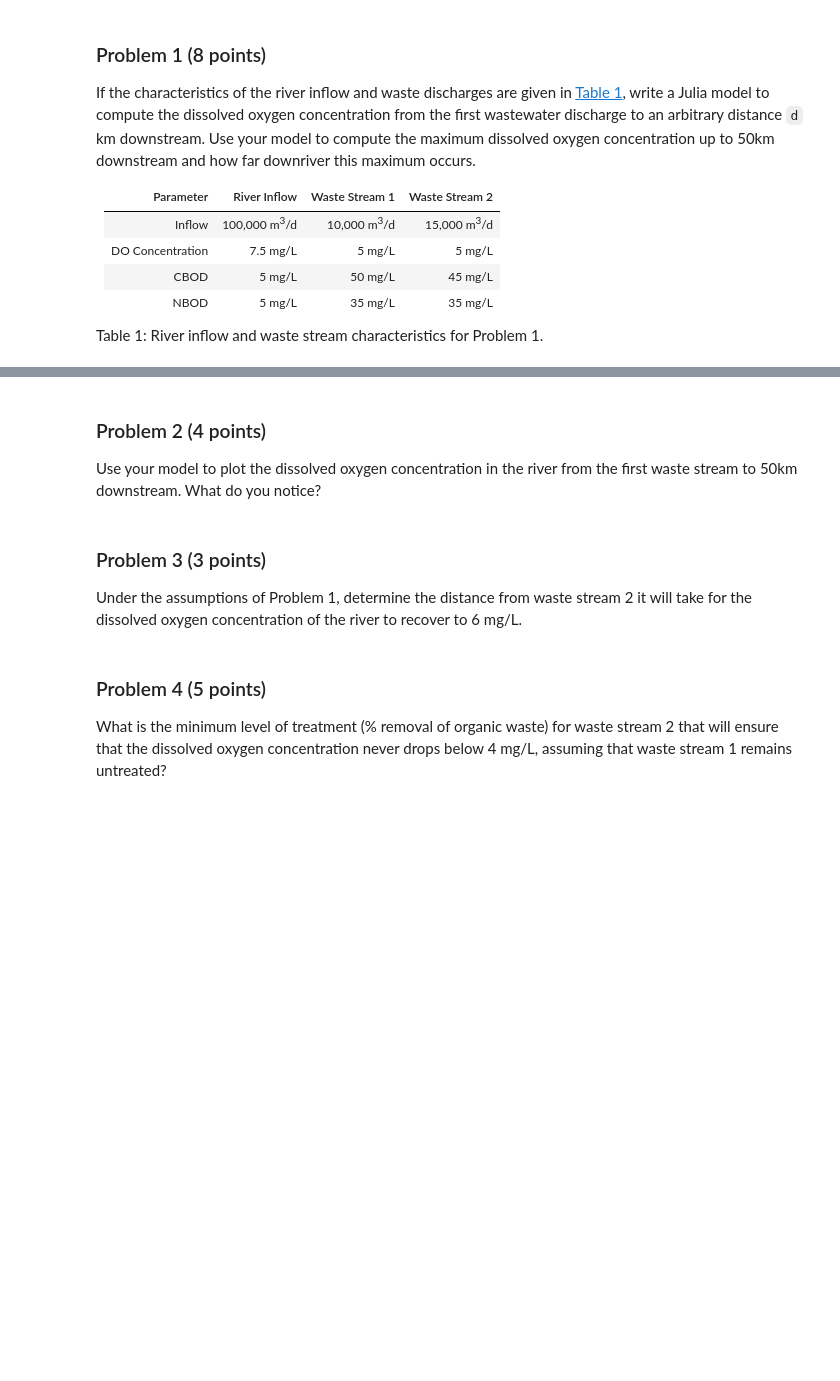
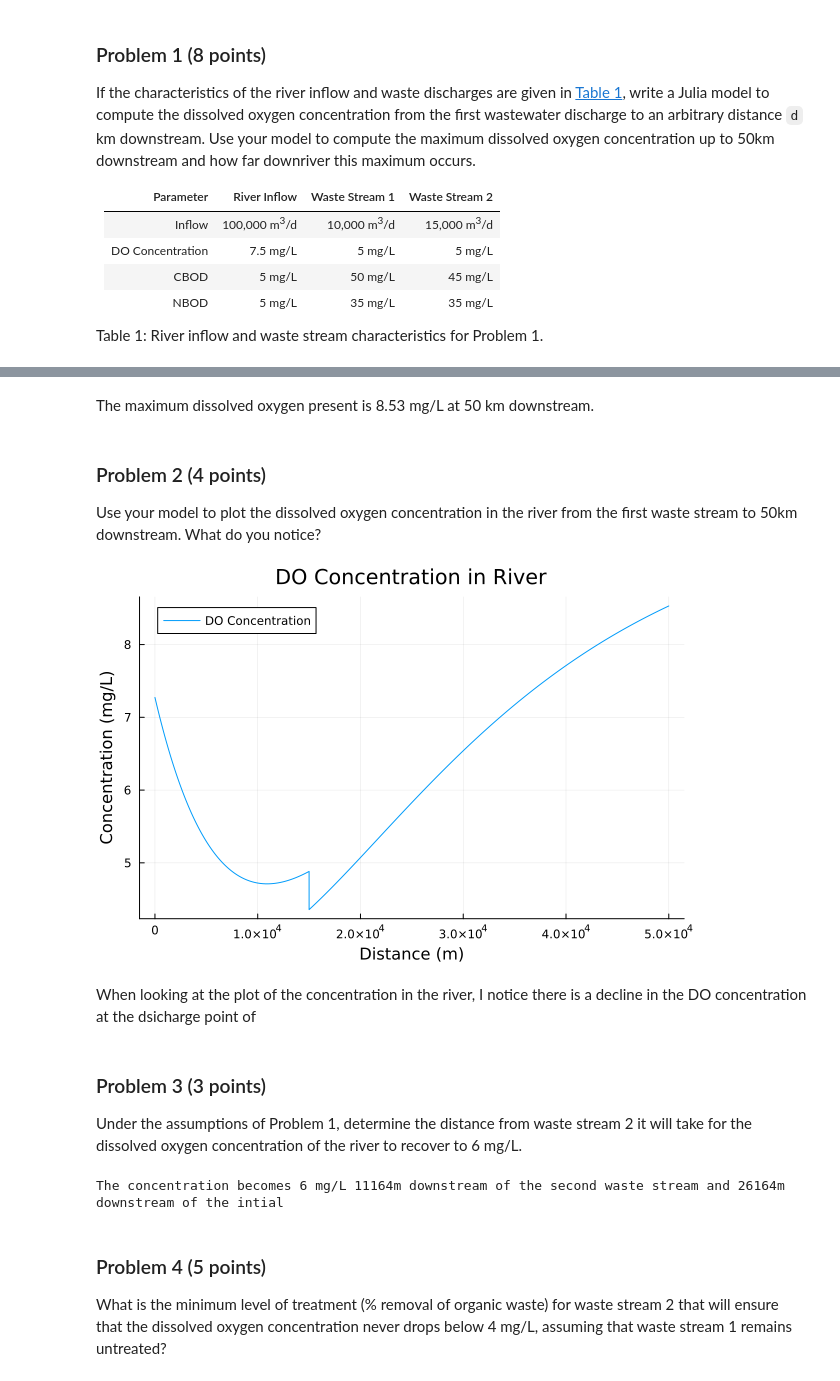
Before and after one commit to BEE4750-FA23/hw02-Erc03, a Jupyter notebook: hw02.ipynb, the cells around one changed output, grey strips where cells are left out. Cells and saved outputs as stored; diff of their text form; code cells hidden in the pictures; blank space fills up the shorter version.

```diff
--- a/hw02.ipynb
+++ b/hw02.ipynb
@@ -65,14 +154,49 @@ Table 1: River inflow and waste stream characteristics for Problem 1.
+# %% [markdown]
+The maximum dissolved oxygen present is 8.53 mg/L at 50 km downstream.
 # %% [markdown]
 ### Problem 2 (4 points)
 
 Use your model to plot the dissolved oxygen concentration in the river
 from the first waste stream to 50km downstream. What do you notice?
+# %%
+using Plots
+x = 0:1:50000
+plot(x,C_all, title="DO Concentration in River", label="DO Concentration")
+xlabel!("Distance (m)")
+ylabel!("Concentration (mg/L)")
+# %% [output]
+[figure, added]
+# %% [markdown]
+When looking at the plot of the concentration in the river, I notice there is a decline in the DO concentration at the dsicharge point of
 # %% [markdown]
 ### Problem 3 (3 points)
 
 Under the assumptions of Problem 1, determine the distance from waste
 stream 2 it will take for the dissolved oxygen concentration of the
 river to recover to 6 mg/L.
+# %%
+#finding where DO becomes 6 mg/L in wastestream 2
+i= 15002
+DO6dist = 0
+distance = 0
+# while loop
+while i <= length(C_all)
+    # Assigning value to object
+    global distance = i
+    if C_all[i] >= 6
+        global DO6dist = distance #max value for dist. will become x=i
+        break
+    else
+        global i = i + 1
+    end
+
+# Ending Loop
+end
+
+#print statements
+println("The concentration becomes 6 mg/L ", DO6dist-15000, "m downstream of the second waste stream and ", DO6dist, "m downstream of the intial ")
+# %% [output]
+The concentration becomes 6 mg/L 11164m downstream of the second waste stream and 26164m downstream of the intial
 # %% [markdown]
 ### Problem 4 (5 points)
 
```
Also changed, not shown: parts of 3 cells of this notebook.
